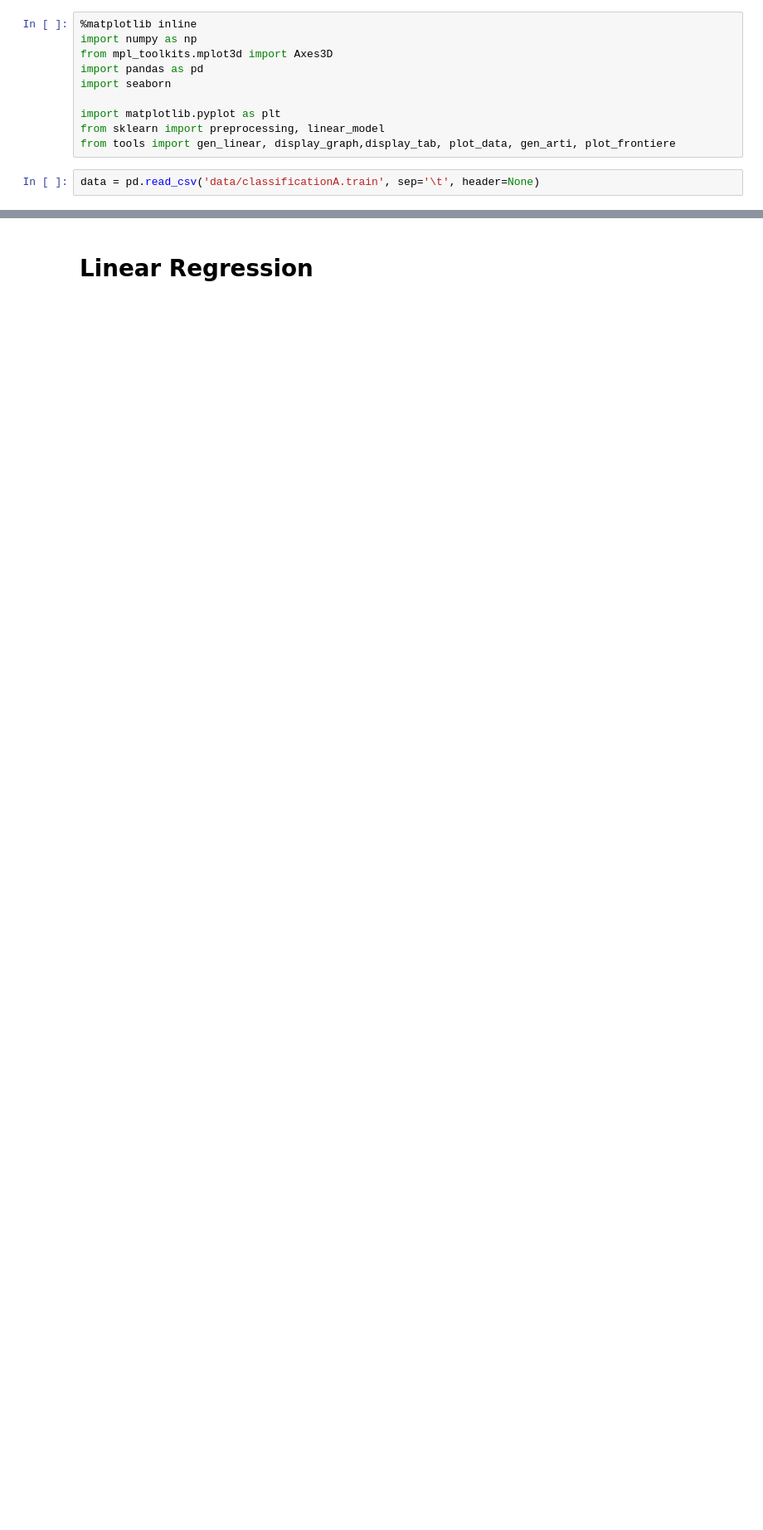
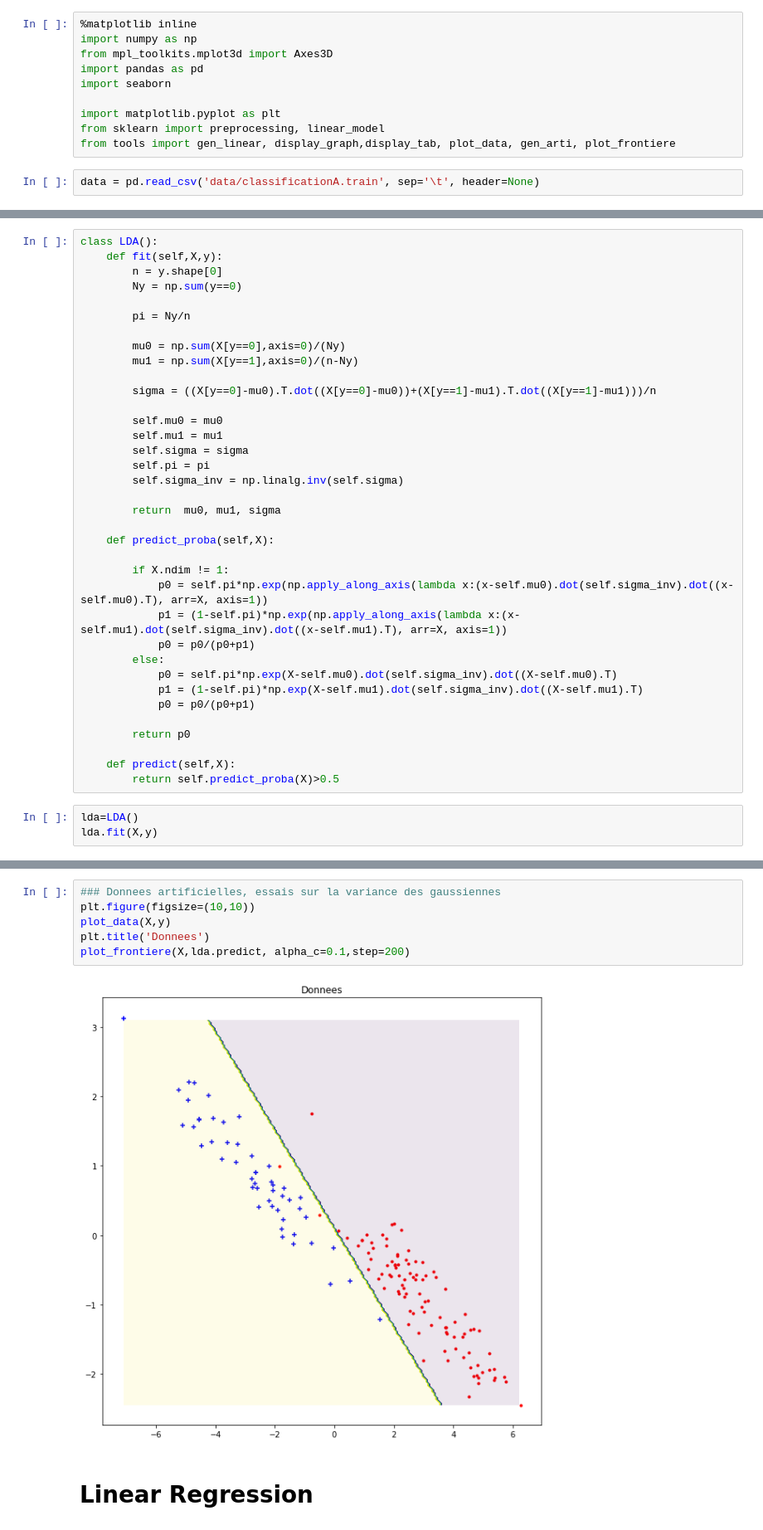
Before and after one commit to LeoAlberge/mva_probabilistic_graphic_models, a Jupyter notebook: TP1-Linear Classification.ipynb, the cells around one changed output, grey strips where cells are left out. Shown at 83% size. Drawn from its saved outputs; the diff is of its cells as text; blank space fills up the shorter version.

```diff
--- a/TP1-Linear Classification.ipynb
+++ b/TP1-Linear Classification.ipynb
@@ -24,0 +27,39 @@ Text(0.5, 1.0, 'Donnees')
+# %%
+class LDA():
+    def fit(self,X,y):
+        n = y.shape[0]
+        Ny = np.sum(y==0)
+
+        pi = Ny/n
+
+        mu0 = np.sum(X[y==0],axis=0)/(Ny)
+        mu1 = np.sum(X[y==1],axis=0)/(n-Ny)
+
+        sigma = ((X[y==0]-mu0).T.dot((X[y==0]-mu0))+(X[y==1]-mu1).T.dot((X[y==1]-mu1)))/n
+
+        self.mu0 = mu0
+        self.mu1 = mu1
+        self.sigma = sigma
+        self.pi = pi
+        self.sigma_inv = np.linalg.inv(self.sigma)
+
+        return  mu0, mu1, sigma
+
+    def predict_proba(self,X):
+
+        if X.ndim != 1:
+            p0 = self.pi*np.exp(np.apply_along_axis(lambda x:(x-self.mu0).dot(self.sigma_inv).dot((x-self.mu0).T), arr=X, axis=1))
+            p1 = (1-self.pi)*np.exp(np.apply_along_axis(lambda x:(x-self.mu1).dot(self.sigma_inv).dot((x-self.mu1).T), arr=X, axis=1))
+            p0 = p0/(p0+p1)
+        else:
+            p0 = self.pi*np.exp(X-self.mu0).dot(self.sigma_inv).dot((X-self.mu0).T)
+            p1 = (1-self.pi)*np.exp(X-self.mu1).dot(self.sigma_inv).dot((X-self.mu1).T)
+            p0 = p0/(p0+p1)
+
+        return p0
+
+    def predict(self,X):
+        return self.predict_proba(X)>0.5
+# %%
+lda=LDA()
+lda.fit(X,y)
@@ -25,3 +71,11 @@ Text(0.5, 1.0, 'Donnees')
+# %%
+### Donnees artificielles, essais sur la variance des gaussiennes
+plt.figure(figsize=(10,10))
+plot_data(X,y)
+plt.title('Donnees')
+plot_frontiere(X,lda.predict, alpha_c=0.1,step=200)
+# %% [output]
+[figure, added]
 # %% [markdown]
 # Linear Regression
 # %%
```
Also changed, not shown: parts of 6 cells of this notebook.
